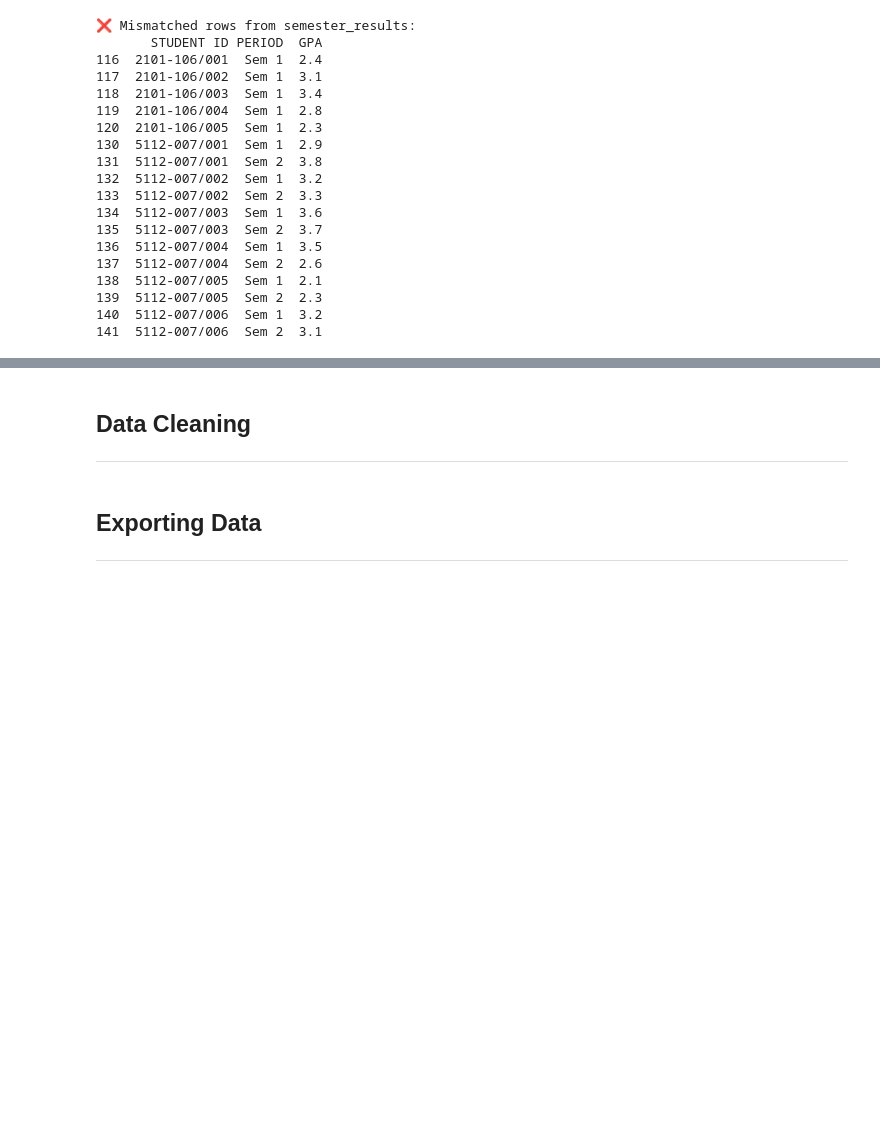
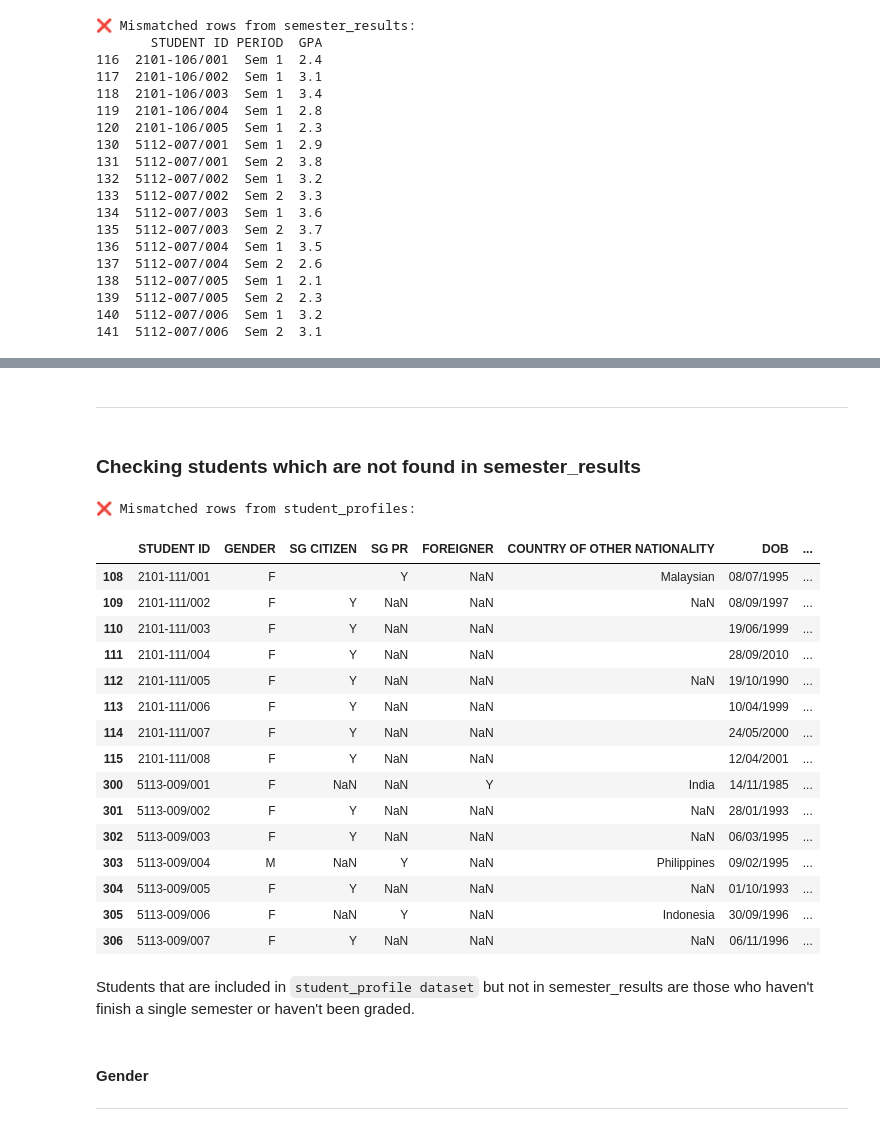
Before and after one commit to swamhtetg90/DAVI-CA2, a Jupyter notebook: data_cleaning.ipynb, the cells around one changed output, grey strips where cells are left out. Saved outputs shown, nothing was run; the diff lists cells and outputs as text; code cells hidden in the pictures; blank space fills up the shorter version.

```diff
--- a/data_cleaning.ipynb
+++ b/data_cleaning.ipynb
@@ -134,0 +258,13 @@ course_code.head(10)
+# %%
+# Remove rows with index 217 and 277
+rows_to_remove = [217, 277]
+student_profiles_cleaned = student_profiles.drop(index=rows_to_remove, errors='ignore').copy()
+
+print(f"Number of rows before removal: {len(student_profiles)}")
+print(f"Number of rows after removal: {len(student_profiles_cleaned)}")
+
+# Update the student_profiles DataFrame
+student_profiles = student_profiles_cleaned
+
+print("\nStudent profiles after removing specified rows:")
+display(student_profiles.head())
@@ -230,6 +374,42 @@ print(matched_profiles)
 # %% [markdown]
-## Data Cleaning
+
+
 ---
-# %% [markdown]
-## Exporting Data
----
+# %% [markdown]
+### Checking students which are not found in semester_results
+# %%
+# Get sets of Student IDs
+ids_profiles = set(student_profiles['STUDENT ID'].dropna().unique())
+ids_results = set(semester_results['STUDENT ID'].dropna().unique())
+
+# Find mismatched IDs (present in student_profiles but not in student_profiles)
+only_in_results =  ids_profiles - ids_results
+
+# Filter and print those rows from student_profiles
+mismatched_rows = student_profiles[student_profiles['STUDENT ID'].isin(only_in_results)]
+
+print("❌ Mismatched rows from student_profiles:")
+mismatched_rows.head(20)
+# %% [output]
+❌ Mismatched rows from student_profiles:
+|  | STUDENT ID | GENDER | SG CITIZEN | SG PR | FOREIGNER | COUNTRY OF OTHER NATIONALITY | DOB | ... |
+| 108 | 2101-111/001 | F |  | Y | NaN | Malaysian | 08/07/1995 | ... |
+| 109 | 2101-111/002 | F | Y | NaN | NaN | NaN | 08/09/1997 | ... |
+| 110 | 2101-111/003 | F | Y | NaN | NaN |  | 19/06/1999 | ... |
+| 111 | 2101-111/004 | F | Y | NaN | NaN |  | 28/09/2010 | ... |
+| 112 | 2101-111/005 | F | Y | NaN | NaN | NaN | 19/10/1990 | ... |
+| 113 | 2101-111/006 | F | Y | NaN | NaN |  | 10/04/1999 | ... |
+| 114 | 2101-111/007 | F | Y | NaN | NaN |  | 24/05/2000 | ... |
+| 115 | 2101-111/008 | F | Y | NaN | NaN |  | 12/04/2001 | ... |
+| 300 | 5113-009/001 | F | NaN | NaN | Y | India | 14/11/1985 | ... |
+| 301 | 5113-009/002 | F | Y | NaN | NaN | NaN | 28/01/1993 | ... |
+| 302 | 5113-009/003 | F | Y | NaN | NaN | NaN | 06/03/1995 | ... |
+| 303 | 5113-009/004 | M | NaN | Y | NaN | Philippines | 09/02/1995 | ... |
+| 304 | 5113-009/005 | F | Y | NaN | NaN | NaN | 01/10/1993 | ... |
+| 305 | 5113-009/006 | F | NaN | Y | NaN | Indonesia | 30/09/1996 | ... |
+| 306 | 5113-009/007 | F | Y | NaN | NaN | NaN | 06/11/1996 | ... |
+# %% [markdown]
+Students that are included in `student_profile dataset` but not in semester_results are those who haven't finish a single semester or haven't been graded.
+# %% [markdown]
+#### Gender
+---
```
Also changed, not shown: parts of 59 cells of this notebook.
